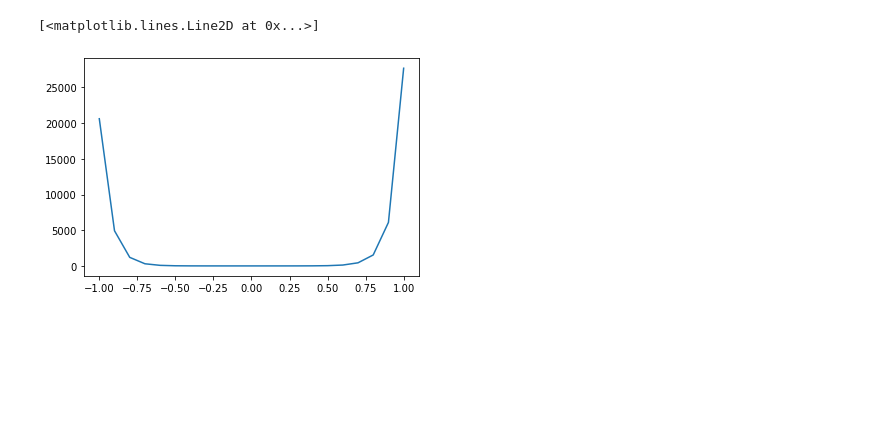
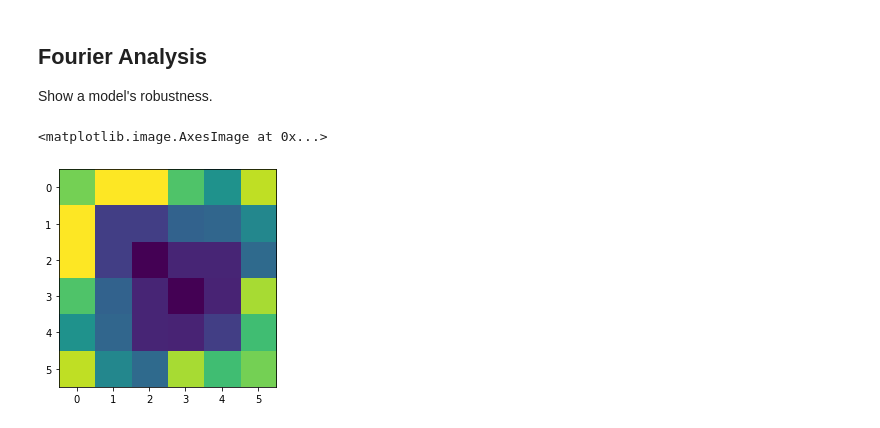
Before and after one commit to moskomule/anatome, a Jupyter notebook: examples.ipynb, the cells around one changed output. Cells and saved outputs as stored; diff of their text form; code cells hidden in the pictures; blank space fills up the shorter version.

```diff
--- a/examples.ipynb
+++ b/examples.ipynb
@@ -1,17 +1,20 @@
 # %%
-import matplotlib.pyplot as plt
 import torch
 from torch.nn import functional as F
-from torch.utils.data import DataLoader
+from torchvision.models import resnet18
 from torchvision import transforms
 from torchvision.datasets import ImageFolder
-from torchvision.models import resnet18
+from torch.utils.data import DataLoader
+
+import matplotlib.pyplot as plt
+
+batch_size = 128
 
 model = resnet18(pretrained=True)
 imagenet = ImageFolder('~/.torch/data/imagenet/val',
-                       transforms.Compose([transforms.CenterCrop(256),transforms.ToTensor(),
+                       transforms.Compose([transforms.CenterCrop(224),transforms.ToTensor(),
                        transforms.Normalize((0.485, 0.456, 0.406), (0.229, 0.224, 0.225))]))
-data = next(iter(DataLoader(imagenet, batch_size=256, num_workers=4)))
+data = next(iter(DataLoader(imagenet, batch_size=batch_size, num_workers=8)))
 # %%
 model.eval()
 model.cuda()
@@ -41,4 +55,0 @@ plt.plot(x, y)
-# %%
-model.eval()
-model.cuda()
-data = data[0].cuda(), data[1].cuda()
@@ -62,8 +58,7 @@ hook2.clear()
+# %% [markdown]
+## Fourier Analysis
+
+Show a model's robustness.
 # %%
-from anatome import landscape1d
-x, y = landscape1d(model, data, F.cross_entropy, x_range=(-1, 1), step_size=0.1)
+from anatome import fourier_map
+map = fourier_map(model, data, F.cross_entropy, 20, (6, 6))
-# %%
-plt.plot(x, y)
-# %% [output]
-[<matplotlib.lines.Line2D at 0x...>]
-[figure, removed]
@@ -71,0 +65,5 @@ plt.plot(x, y)
+# %%
+plt.imshow(map, interpolation='nearest')
+# %% [output]
+<matplotlib.image.AxesImage at 0x...>
+[figure, added]
```
Also changed, not shown: parts of 15 cells of this notebook, 3 other files.
